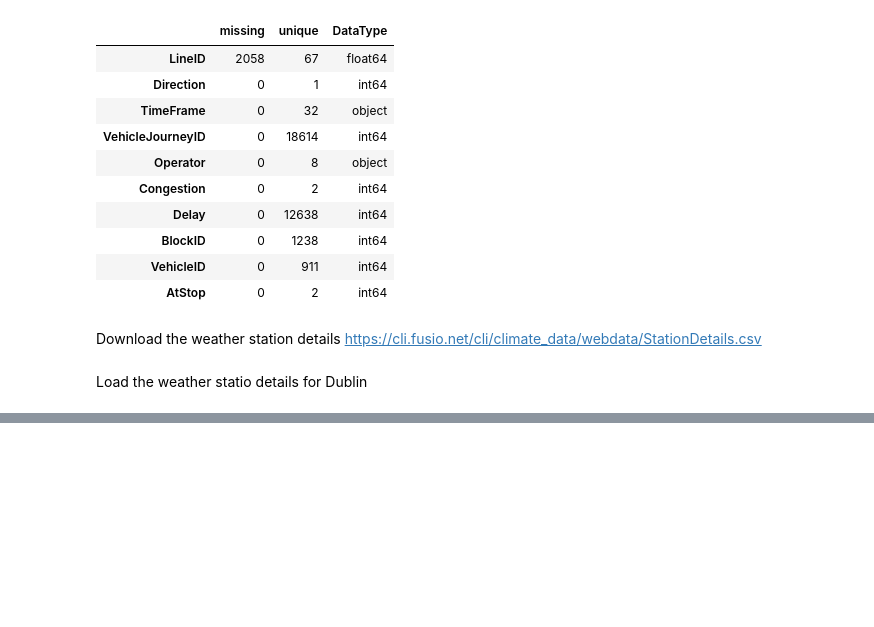
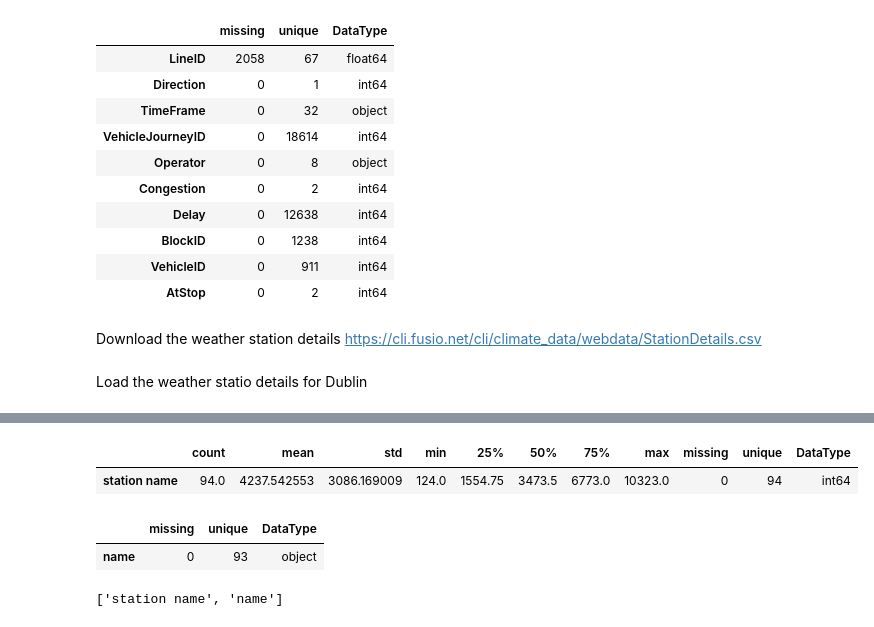
Before and after one commit to sba22230/DublinBusWeatherProject, a Jupyter notebook: CA 1 - Project Code.ipynb, the cells around one changed output, grey strips where cells are left out. Drawn from its saved outputs; the diff is of its cells as text; code cells hidden in the pictures; blank space fills up the shorter version.

```diff
--- a/CA 1 - Project Code.ipynb
+++ b/CA 1 - Project Code.ipynb
@@ -237,0 +242,32 @@ sns.pairplot(weatherStations)
+# %%
+dublinStations = weatherStations[["station name", "name"]]
+
+temp_df = dublinStations.describe().T
+missing_df = pd.DataFrame(dublinStations.apply(num_missing, axis=0))
+missing_df.columns = ['missing']  # type: ignore
+unq_df = pd.DataFrame(dublinStations.apply(num_unique, axis=0))
+unq_df.columns = ['unique']  # type: ignore
+types_df = pd.DataFrame(dublinStations.dtypes)
+types_df.columns = ['DataType']  # type: ignore
+summary_df = temp_df.join(missing_df).join(unq_df).join(types_df)
+print(summary_df)
+# %% [output]
+|  | count | mean | std | min | 25% | 50% | 75% | max | missing | unique | DataType |
+| station name | 94.0 | 4237.542553 | 3086.169009 | 124.0 | 1554.75 | 3473.5 | 6773.0 | 10323.0 | 0 | 94 | int64 |
+# %%
+col_names = list(types_df.index)
+num_cols = len(col_names)
+index = range(num_cols)
+cat_index = []
+for i in index:
+    if col_names[i] in dublinStations[["name"]]:
+        cat_index.append(i)
+summary_df_cat = missing_df.join(unq_df).join(types_df.iloc[cat_index], how='inner') #Only summarize categorical columns
+print(summary_df_cat)  # there are 2 stations named DUBLIN (Glasnevin)
+# %% [output]
+|  | missing | unique | DataType |
+| name | 0 | 93 | object |
+# %%
+list(types_df.index)
+# %% [output]
+['station name', 'name']
```
Also changed, not shown: parts of 14 cells of this notebook, 15 other files.
